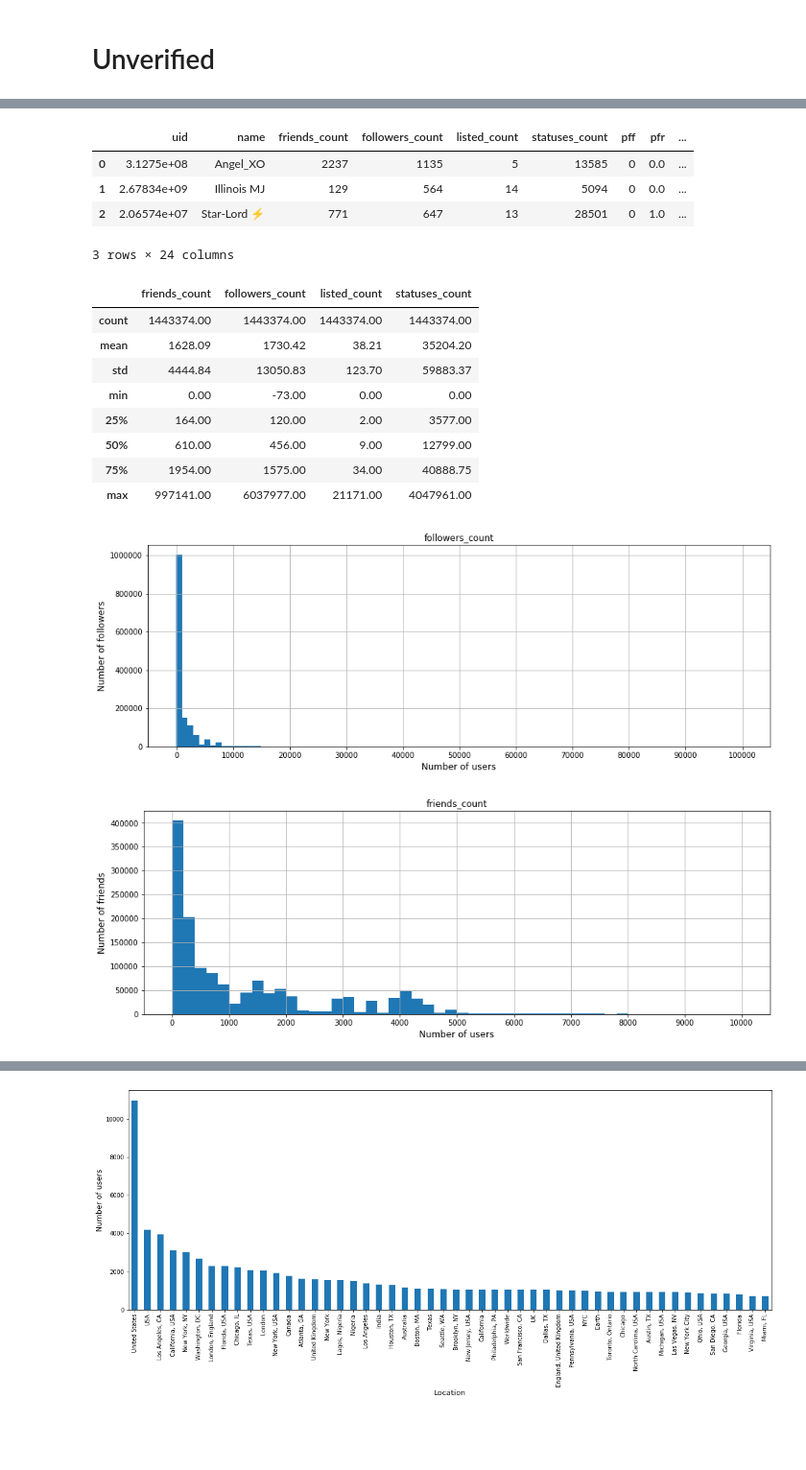
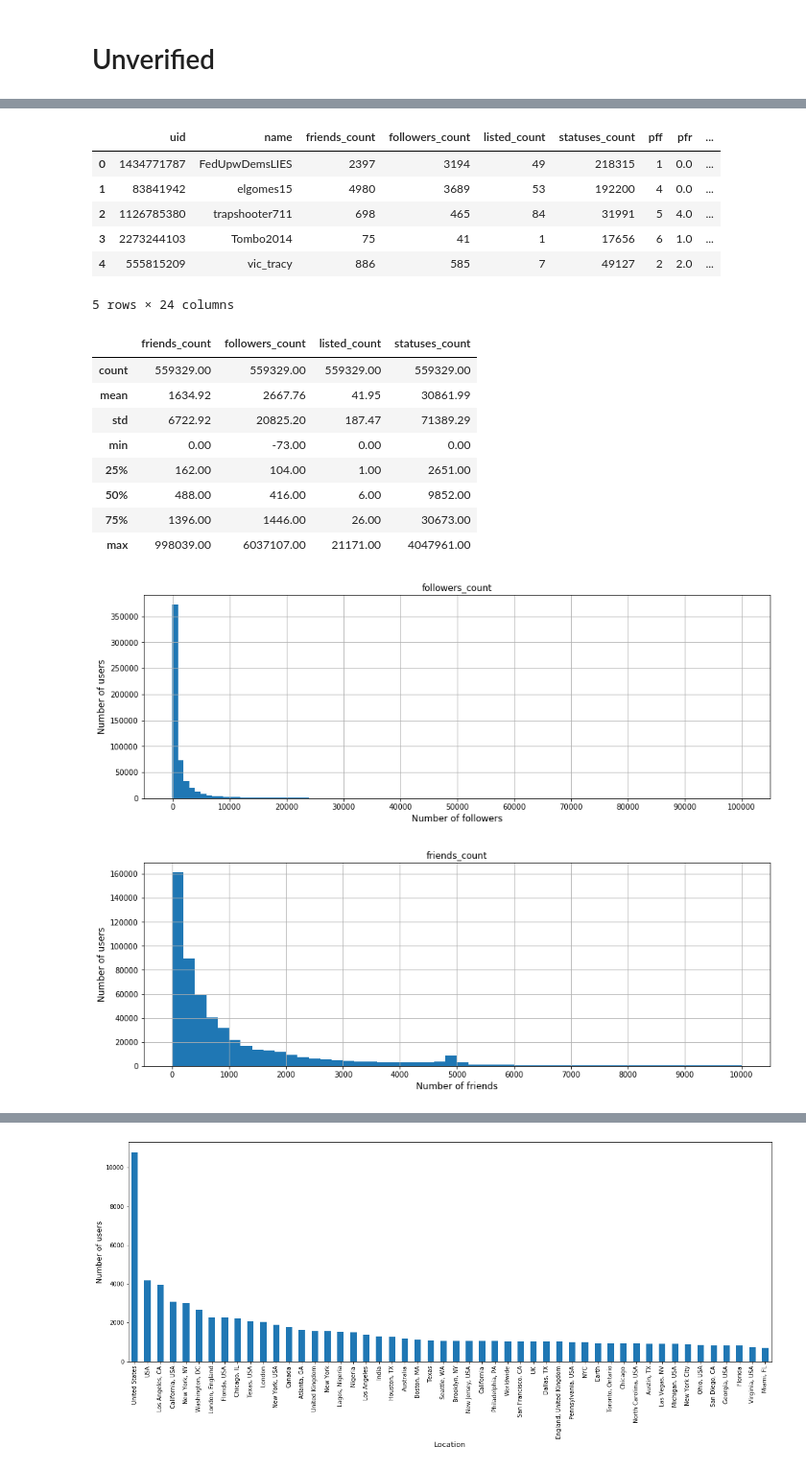
Before and after one commit to Aveek-Saha/TwitterFakeNet, a Jupyter notebook: user_analysis.ipynb, the cells around one changed output, grey strips where cells are left out. Shown at 96% size. Saved outputs shown, nothing was run; the diff lists cells and outputs as text; code cells hidden in the pictures; blank space fills up the shorter version.

Commit message:
Fix user analysis by removing duplicates

```diff
--- a/user_analysis.ipynb
+++ b/user_analysis.ipynb
@@ -190,0 +191,2 @@ memory usage: 450.3+ MB
+# %%
+df.drop_duplicates(subset=None, keep='first', inplace=True)
@@ -191,11 +213,13 @@ memory usage: 450.3+ MB
 # %%
-df.head(3)
+df.head()
 # %% [output]
 |  | uid | name | friends_count | followers_count | listed_count | statuses_count | pff | pfr | ... |
-| 0 | 3.1275e+08 | Angel_XO | 2237 | 1135 | 5 | 13585 | 0 | 0.0 | ... |
-| 1 | 2.67834e+09 | Illinois MJ | 129 | 564 | 14 | 5094 | 0 | 0.0 | ... |
-| 2 | 2.06574e+07 | Star-Lord ⚡️ | 771 | 647 | 13 | 28501 | 0 | 1.0 | ... |
+| 0 | 1434771787 | FedUpwDemsLIES | 2397 | 3194 | 49 | 218315 | 1 | 0.0 | ... |
+| 1 | 83841942 | elgomes15 | 4980 | 3689 | 53 | 192200 | 4 | 0.0 | ... |
+| 2 | 1126785380 | trapshooter711 | 698 | 465 | 84 | 31991 | 5 | 4.0 | ... |
+| 3 | 2273244103 | Tombo2014 | 75 | 41 | 1 | 17656 | 6 | 1.0 | ... |
+| 4 | 555815209 | vic_tracy | 886 | 585 | 7 | 49127 | 2 | 2.0 | ... |
-3 rows × 24 columns
+5 rows × 24 columns
 # %%
 pd.options.display.float_format = '{:.2f}'.format
 # %%
@@ -212,28 +236,28 @@ df = df.astype({"friends_count": int, "followers_count": int, "listed_count": in
 df[["friends_count", "followers_count", "listed_count", "statuses_count"]].describe()
 # %% [output]
 |  | friends_count | followers_count | listed_count | statuses_count |
-| count | 1443374.00 | 1443374.00 | 1443374.00 | 1443374.00 |
-| mean | 1628.09 | 1730.42 | 38.21 | 35204.20 |
-| std | 4444.84 | 13050.83 | 123.70 | 59883.37 |
+| count | 559329.00 | 559329.00 | 559329.00 | 559329.00 |
+| mean | 1634.92 | 2667.76 | 41.95 | 30861.99 |
+| std | 6722.92 | 20825.20 | 187.47 | 71389.29 |
 | min | 0.00 | -73.00 | 0.00 | 0.00 |
-| 25% | 164.00 | 120.00 | 2.00 | 3577.00 |
-| 50% | 610.00 | 456.00 | 9.00 | 12799.00 |
-| 75% | 1954.00 | 1575.00 | 34.00 | 40888.75 |
-| max | 997141.00 | 6037977.00 | 21171.00 | 4047961.00 |
+| 25% | 162.00 | 104.00 | 1.00 | 2651.00 |
+| 50% | 488.00 | 416.00 | 6.00 | 9852.00 |
+| 75% | 1396.00 | 1446.00 | 26.00 | 30673.00 |
+| max | 998039.00 | 6037107.00 | 21171.00 | 4047961.00 |
 # %%
 fol_max = 100000
 # %%
 fig = plt.figure(figsize=(15,5))
 ax = fig.gca()
 df[df['followers_count'] < fol_max].hist(column='followers_count', bins=100, ax=ax)
 plt.xticks(np.arange(0, fol_max+1, fol_max/10))
 
-plt.xlabel("Number of users", fontsize=12)
-plt.ylabel("Number of followers",fontsize=12)
+plt.ylabel("Number of users", fontsize=12)
+plt.xlabel("Number of followers",fontsize=12)
 
 plt.show()
 # %% [output]
-[figure, old version]
+[figure, new version]
 # %%
 fr_max = 10000
 # %%
@@ -243,12 +267,12 @@ ax = fig.gca()
 df[df['friends_count'] < fr_max].hist(column='friends_count', bins=50, ax=ax)
 plt.xticks(np.arange(0, fr_max+1, fr_max/10))
 
-plt.xlabel("Number of users", fontsize=12)
-plt.ylabel("Number of friends",fontsize=12)
+plt.ylabel("Number of users", fontsize=12)
+plt.xlabel("Number of friends",fontsize=12)
 
 plt.show()
 # %% [output]
-[figure, old version]
+[figure, new version]
 # %%
 status_max = 1000000
 # %%
```
Also changed, not shown: parts of 7 cells of this notebook.
